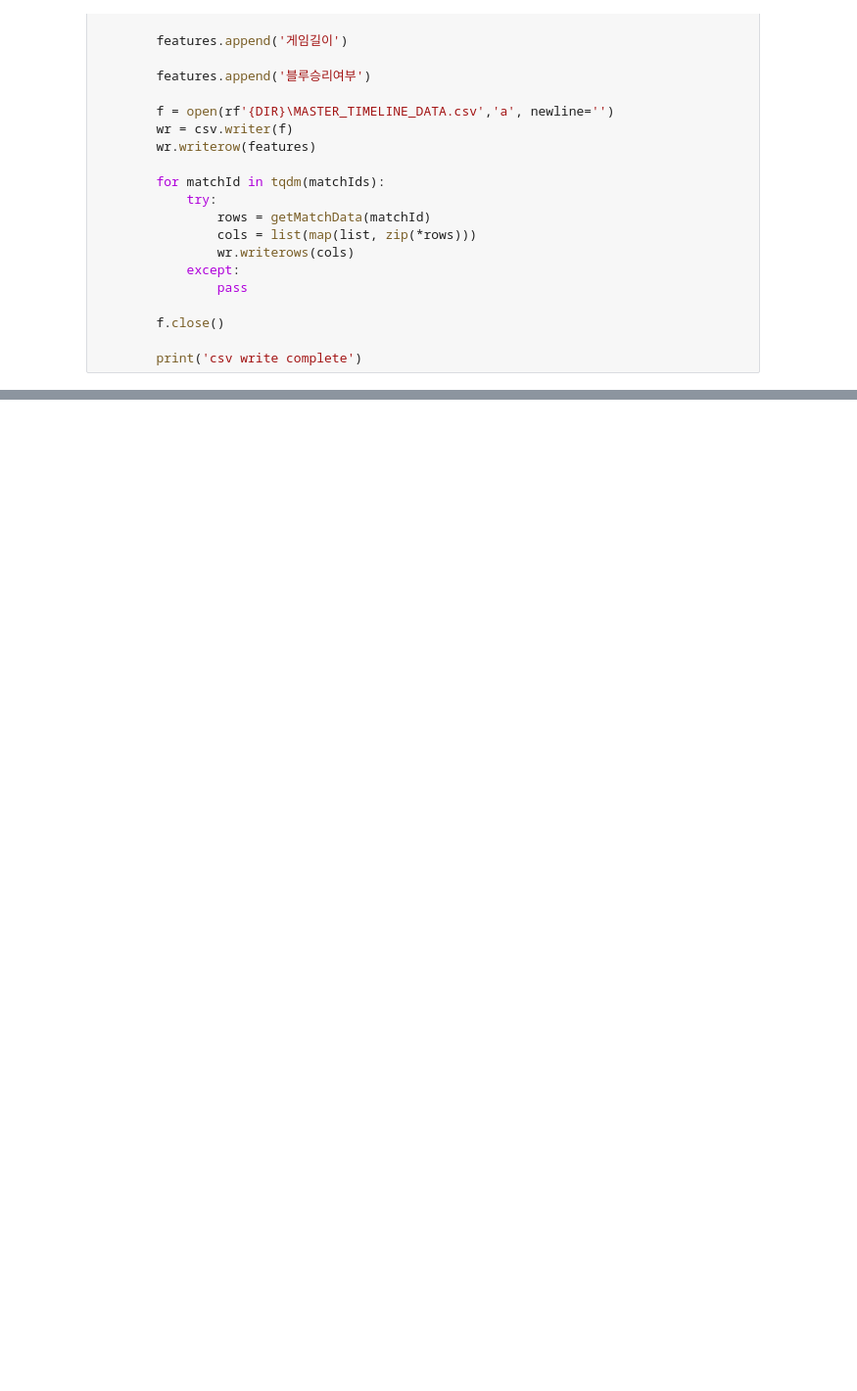
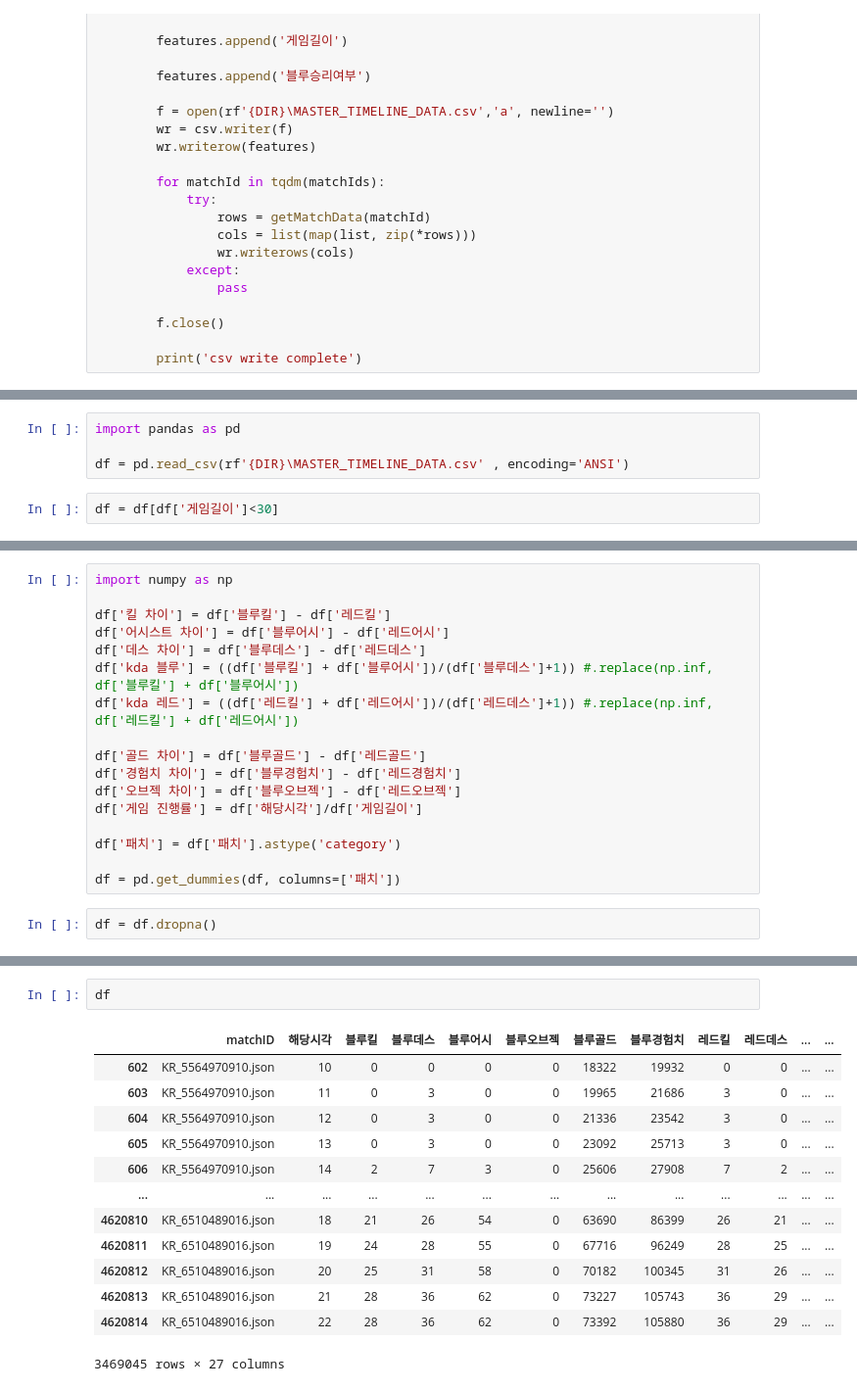
Before and after one commit to Tool-s-Riot/data_collector, a Jupyter notebook: datascience.ipynb, the cells around one changed output, grey strips where cells are left out. Shown at 98% size. Cells and saved outputs as stored; diff of their text form; blank space fills up the shorter version.

```diff
--- a/datascience.ipynb
+++ b/datascience.ipynb
@@ -228,0 +231,6 @@ writeCSVfile(game_files)
+# %%
+import pandas as pd
+
+df = pd.read_csv(rf'{DIR}\MASTER_TIMELINE_DATA.csv' , encoding='ANSI')
+# %%
+df = df[df['게임길이']<30]
@@ -228,0 +249,19 @@ writeCSVfile(game_files)
+# %%
+import numpy as np
+
+df['킬 차이'] = df['블루킬'] - df['레드킬']
+df['어시스트 차이'] = df['블루어시'] - df['레드어시']
+df['데스 차이'] = df['블루데스'] - df['레드데스']
+df['kda 블루'] = ((df['블루킬'] + df['블루어시'])/(df['블루데스']+1)) #.replace(np.inf, df['블루킬'] + df['블루어시'])
+df['kda 레드'] = ((df['레드킬'] + df['레드어시'])/(df['레드데스']+1)) #.replace(np.inf, df['레드킬'] + df['레드어시'])
+
+df['골드 차이'] = df['블루골드'] - df['레드골드']
+df['경험치 차이'] = df['블루경험치'] - df['레드경험치']
+df['오브젝 차이'] = df['블루오브젝'] - df['레드오브젝']
+df['게임 진행률'] = df['해당시각']/df['게임길이']
+
+df['패치'] = df['패치'].astype('category')
+
+df = pd.get_dummies(df, columns=['패치'])
+# %%
+df = df.dropna()
@@ -228,0 +288,16 @@ writeCSVfile(game_files)
+# %%
+df
+# %% [output]
+|  | matchID | 해당시각 | 블루킬 | 블루데스 | 블루어시 | 블루오브젝 | 블루골드 | 블루경험치 | 레드킬 | 레드데스 | ... | ... |
+| 602 | KR_5564970910.json | 10 | 0 | 0 | 0 | 0 | 18322 | 19932 | 0 | 0 | ... | ... |
+| 603 | KR_5564970910.json | 11 | 0 | 3 | 0 | 0 | 19965 | 21686 | 3 | 0 | ... | ... |
+| 604 | KR_5564970910.json | 12 | 0 | 3 | 0 | 0 | 21336 | 23542 | 3 | 0 | ... | ... |
+| 605 | KR_5564970910.json | 13 | 0 | 3 | 0 | 0 | 23092 | 25713 | 3 | 0 | ... | ... |
+| 606 | KR_5564970910.json | 14 | 2 | 7 | 3 | 0 | 25606 | 27908 | 7 | 2 | ... | ... |
+| ... | ... | ... | ... | ... | ... | ... | ... | ... | ... | ... | ... | ... |
+| 4620810 | KR_6510489016.json | 18 | 21 | 26 | 54 | 0 | 63690 | 86399 | 26 | 21 | ... | ... |
+| 4620811 | KR_6510489016.json | 19 | 24 | 28 | 55 | 0 | 67716 | 96249 | 28 | 25 | ... | ... |
+| 4620812 | KR_6510489016.json | 20 | 25 | 31 | 58 | 0 | 70182 | 100345 | 31 | 26 | ... | ... |
+| 4620813 | KR_6510489016.json | 21 | 28 | 36 | 62 | 0 | 73227 | 105743 | 36 | 29 | ... | ... |
+| 4620814 | KR_6510489016.json | 22 | 28 | 36 | 62 | 0 | 73392 | 105880 | 36 | 29 | ... | ... |
+3469045 rows × 27 columns
```
Also changed, not shown: parts of 41 cells of this notebook.
